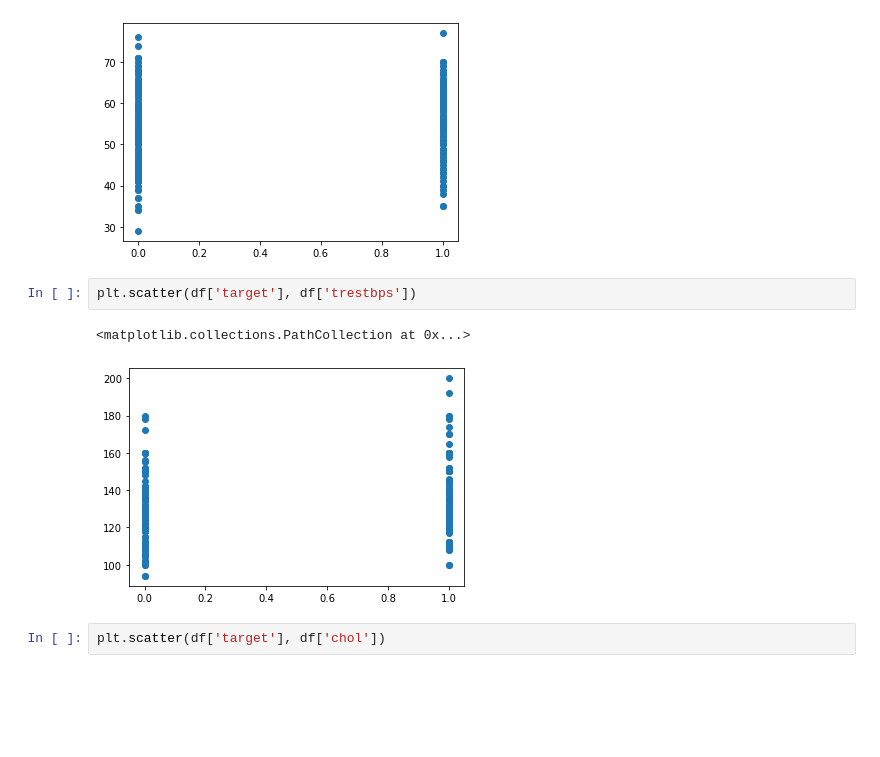
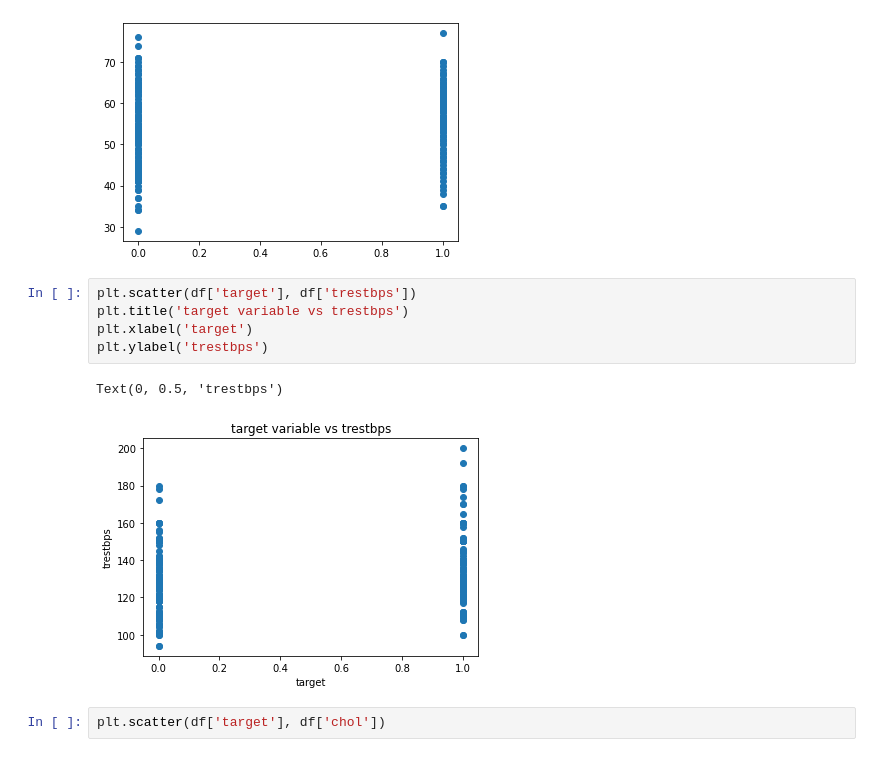
Before and after one commit to doironm1ATWIT/MachineLearning_Final, a Jupyter notebook: ML_Project.ipynb, the cells around one changed output. Saved outputs shown, nothing was run; the diff lists cells and outputs as text; blank space fills up the shorter version.

Commit message:
adding images for readme

```diff
--- a/ML_Project.ipynb
+++ b/ML_Project.ipynb
@@ -62,9 +63,12 @@ plt.scatter(df["target"], df["age"])
 [figure]
 # %%
 plt.scatter(df['target'], df['trestbps'])
+plt.title('target variable vs trestbps')
+plt.xlabel('target')
+plt.ylabel('trestbps')
 # %% [output]
-<matplotlib.collections.PathCollection at 0x...>
+Text(0, 0.5, 'trestbps')
-[figure, old version]
+[figure, new version]
 # %%
 plt.scatter(df['target'], df['chol'])
 # %% [output]
```
Also changed, not shown: parts of 2 cells of this notebook, 2 other files.
